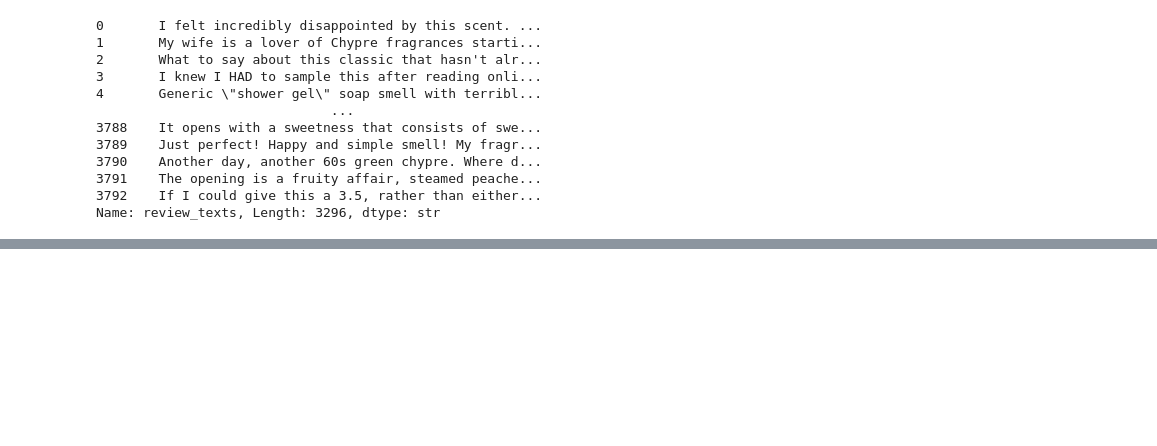
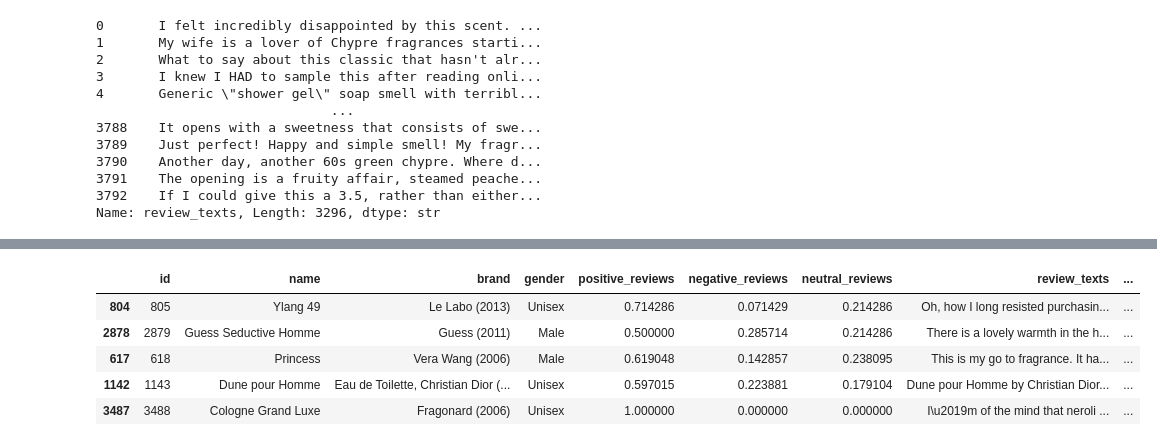
Before and after one commit to gauravkumarML/cologne-recommender, a Jupyter notebook: src/EDA_cologne.ipynb, the cells around one changed output, grey strips where cells are left out. Drawn from its saved outputs; the diff is of its cells as text; code cells hidden in the pictures; blank space fills up the shorter version.

```diff
--- a/src/EDA_cologne.ipynb
+++ b/src/EDA_cologne.ipynb
@@ -256,0 +365,11 @@ Name: review_texts, Length: 3296, dtype: str
+# %%
+df_cleaned = df[['id', 'name', 'brand', 'gender', 'positive_reviews', 'negative_reviews', 'neutral_reviews', 'review_texts', 'cleaned_notes', 'popularity']]
+# %%
+df_cleaned.sample(5)
+# %% [output]
+|  | id | name | brand | gender | positive_reviews | negative_reviews | neutral_reviews | review_texts | ... |
+| 804 | 805 | Ylang 49 | Le Labo (2013) | Unisex | 0.714286 | 0.071429 | 0.214286 | Oh, how I long resisted purchasin... | ... |
+| 2878 | 2879 | Guess Seductive Homme | Guess (2011) | Male | 0.500000 | 0.285714 | 0.214286 | There is a lovely warmth in the h... | ... |
+| 617 | 618 | Princess | Vera Wang (2006) | Male | 0.619048 | 0.142857 | 0.238095 | This is my go to fragrance. It ha... | ... |
+| 1142 | 1143 | Dune pour Homme | Eau de Toilette, Christian Dior (... | Unisex | 0.597015 | 0.223881 | 0.179104 | Dune pour Homme by Christian Dior... | ... |
+| 3487 | 3488 | Cologne Grand Luxe | Fragonard (2006) | Unisex | 1.000000 | 0.000000 | 0.000000 | I\u2019m of the mind that neroli ... | ... |
```
Also changed, not shown: parts of 8 cells of this notebook, 19 other files.
